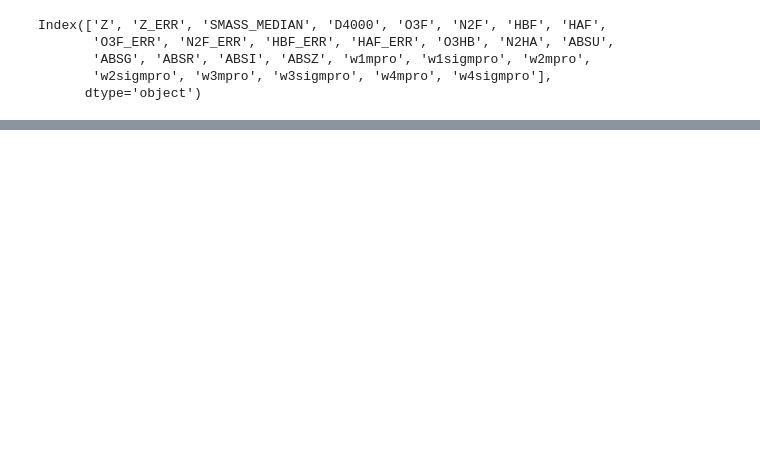
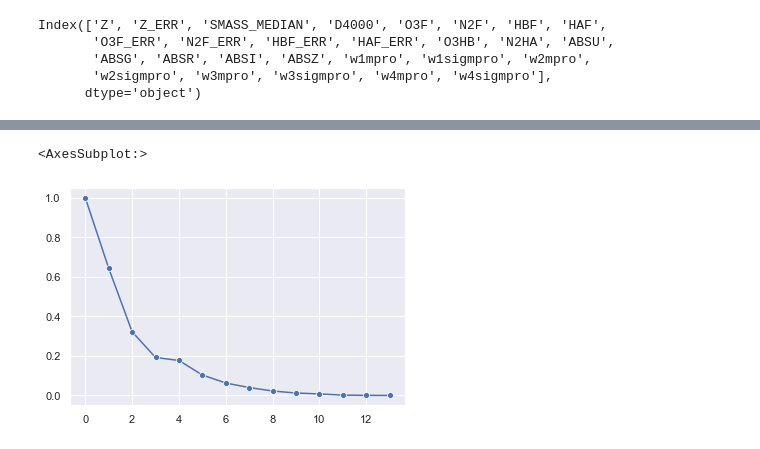
Before and after one commit to yoclaudius/Trabajo_final_Astroestad-stica, a Jupyter notebook: Trabajo_Final_Claudio_Lopez.ipynb, the cells around one changed output, grey strips where cells are left out. Drawn from its saved outputs; the diff is of its cells as text; code cells hidden in the pictures; blank space fills up the shorter version.

```diff
--- a/Trabajo_Final_Claudio_Lopez.ipynb
+++ b/Trabajo_Final_Claudio_Lopez.ipynb
@@ -12,3 +33,15 @@ Index(['Z', 'Z_ERR', 'SMASS_MEDIAN', 'D4000', 'O3F', 'N2F', 'HBF', 'HAF',
        'ABSG', 'ABSR', 'ABSI', 'ABSZ', 'w1mpro', 'w1sigmpro', 'w2mpro',
        'w2sigmpro', 'w3mpro', 'w3sigmpro', 'w4mpro', 'w4sigmpro'],
       dtype='object')
+# %%
+HERGs = Table.read('HERGs.fits')
+HERGs = HERGs.to_pandas()
+LERGs = Table.read('LERGs.fits')
+LERGs = LERGs.to_pandas()
+# %%
+AGNs['g-r'] = AGNs['ABSG'] - AGNs['ABSR']
+AGNs['u-r'] = AGNs['ABSU'] - AGNs['ABSU']
+HERGs['g-r'] = HERGs['ABSG'] - HERGs['ABSR']
+HERGs['u-r'] = HERGs['ABSU'] - HERGs['ABSR']
+LERGs['g-r'] = LERGs['ABSG'] - LERGs['ABSR']
+LERGs['u-r'] = LERGs['ABSU'] - LERGs['ABSR']
@@ -26,0 +145,17 @@ sns.jointplot(data=dr7sdss, x="N2HA", y="O3HB", kind="kde", fill=True)
+# %%
+# Se normalizan los datos
+ss = StandardScaler()
+datanorm = ss.fit_transform(LERGs[['Z', 'SMASS_MEDIAN', 'D4000', 'O3F', 'N2F', 'HBF', 'HAF', 'O3HB', 'N2HA', 'ABSU',
+       'ABSG', 'ABSR', 'ABSI', 'ABSZ']])
+# %%
+pca = PCA(n_components=14)
+pca.fit(datanorm)
+comp = pca.transform(datanorm)
+mean = pca.mean_
+components = pca.components_
+var = pca.explained_variance_
+# %%
+sns.lineplot(x=np.arange(14), y=var/var[0], marker='o')
+# %% [output]
+<AxesSubplot:>
+[figure, added]
```
Also changed, not shown: parts of 18 cells of this notebook, 1 other file.
